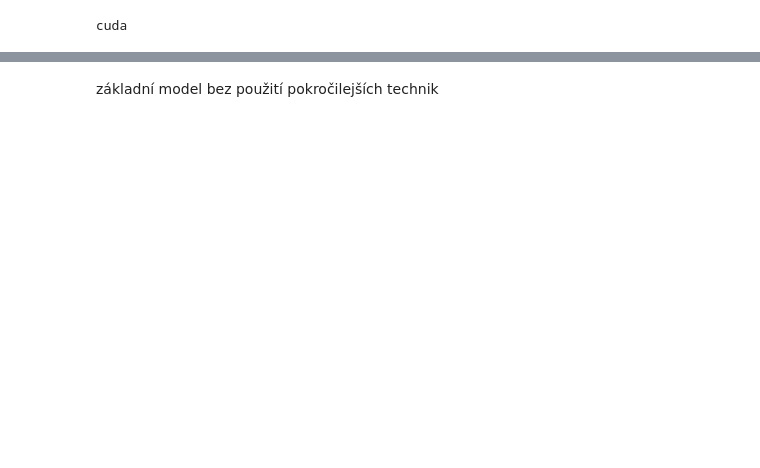
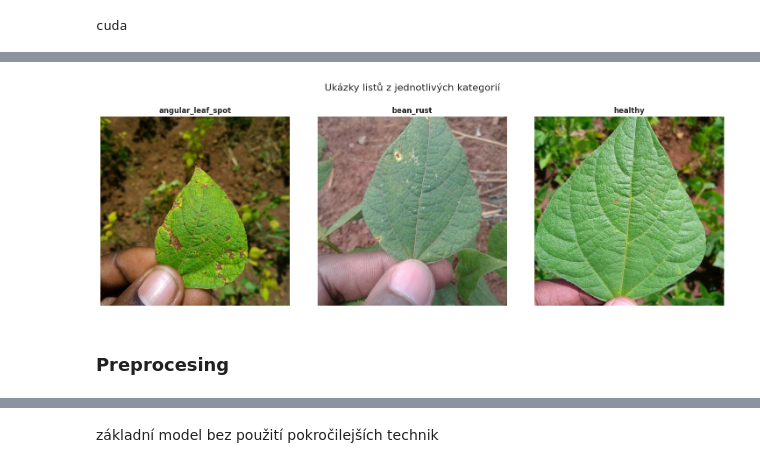
Before and after one commit to m-pydych/Beans_ML, a Jupyter notebook: beans.ipynb, the cells around one changed output, grey strips where cells are left out. Cells and saved outputs as stored; diff of their text form; code cells hidden in the pictures; blank space fills up the shorter version.

Commit message:
code reorganised, some visualization features added or modified, comments made. this is a save before model_2 changes

```diff
--- a/beans.ipynb
+++ b/beans.ipynb
@@ -281,0 +169,6 @@ cuda
+# %%
+show_random_leaf_examples() # mužete pustit znovu, dá to vždy jiné
+# %% [output]
+[figure, added]
+# %% [markdown]
+### Preprocesing
```
Also changed, not shown: parts of 55 cells of this notebook.
